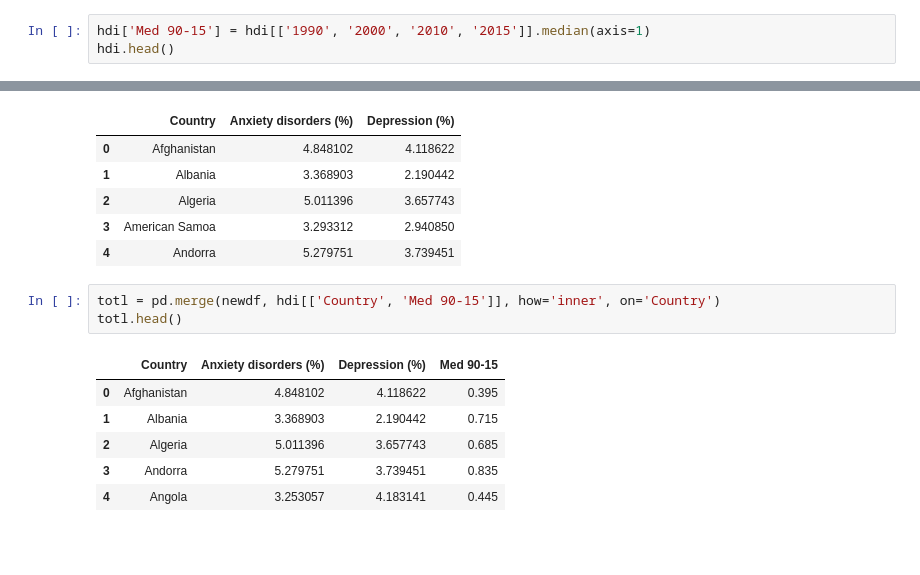
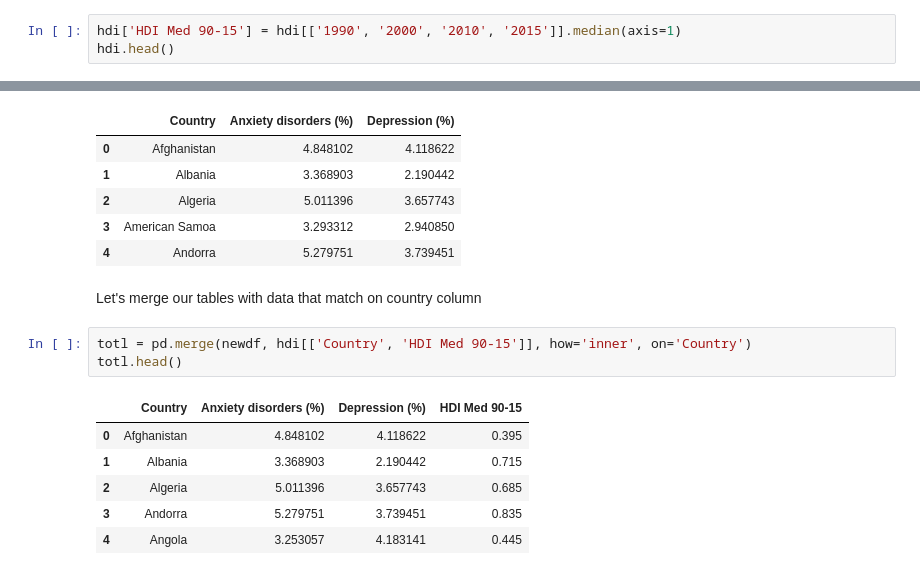
Before and after one commit to jesusmlb/Mental-health-Disorder, a Jupyter notebook: Mental_health.ipynb, the cells around one changed output, grey strips where cells are left out. Cells and saved outputs as stored; diff of their text form; blank space fills up the shorter version.

```diff
--- a/Mental_health.ipynb
+++ b/Mental_health.ipynb
@@ -462,4 +471,4 @@ As we can see it is split by years, let's measure until 2015 so It can be the sa
 # %%
-hdi['Med 90-15'] = hdi[['1990', '2000', '2010', '2015']].median(axis=1)
+hdi['HDI Med 90-15'] = hdi[['1990', '2000', '2010', '2015']].median(axis=1)
 hdi.head()
 # %% [output]
@@ -481,11 +490,13 @@ newdf.head()
 | 2 | Algeria | 5.011396 | 3.657743 |
 | 3 | American Samoa | 3.293312 | 2.940850 |
 | 4 | Andorra | 5.279751 | 3.739451 |
+# %% [markdown]
+Let's merge our tables with data that match on country column
 # %%
-totl = pd.merge(newdf, hdi[['Country', 'Med 90-15']], how='inner', on='Country')
+totl = pd.merge(newdf, hdi[['Country', 'HDI Med 90-15']], how='inner', on='Country')
 totl.head()
 # %% [output]
-|  | Country | Anxiety disorders (%) | Depression (%) | Med 90-15 |
+|  | Country | Anxiety disorders (%) | Depression (%) | HDI Med 90-15 |
 | 0 | Afghanistan | 4.848102 | 4.118622 | 0.395 |
 | 1 | Albania | 3.368903 | 2.190442 | 0.715 |
 | 2 | Algeria | 5.011396 | 3.657743 | 0.685 |
```
Also changed, not shown: parts of 17 cells of this notebook.
